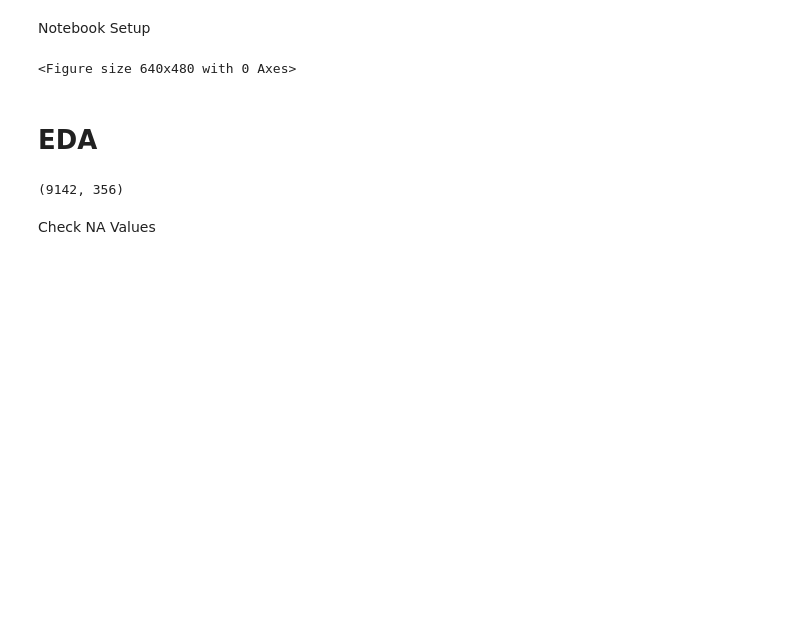
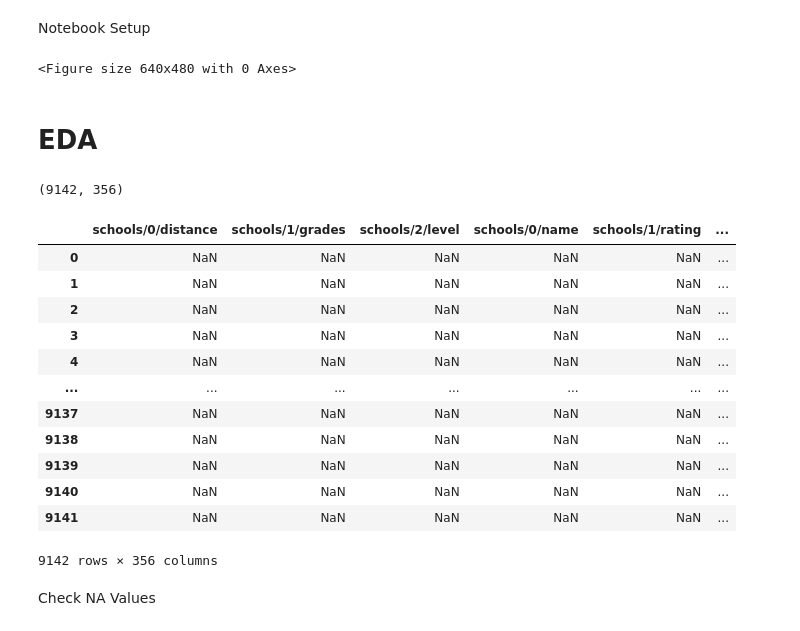
Before and after one commit to 01bbae/home-valuations, a Jupyter notebook: Housing_Value_Evaluation.ipynb, the cells around one changed output. Drawn from its saved outputs; the diff is of its cells as text; code cells hidden in the pictures; blank space fills up the shorter version.

```diff
--- a/Housing_Value_Evaluation.ipynb
+++ b/Housing_Value_Evaluation.ipynb
@@ -139,6 +114,22 @@ data = pd.read_excel("./lotwize_case.xlsx")
 data.shape
 # %% [output]
 (9142, 356)
+# %%
+display(data)
+# %% [output]
+|  | schools/0/distance | schools/1/grades | schools/2/level | schools/0/name | schools/1/rating | ... |
+| 0 | NaN | NaN | NaN | NaN | NaN | ... |
+| 1 | NaN | NaN | NaN | NaN | NaN | ... |
+| 2 | NaN | NaN | NaN | NaN | NaN | ... |
+| 3 | NaN | NaN | NaN | NaN | NaN | ... |
+| 4 | NaN | NaN | NaN | NaN | NaN | ... |
+| ... | ... | ... | ... | ... | ... | ... |
+| 9137 | NaN | NaN | NaN | NaN | NaN | ... |
+| 9138 | NaN | NaN | NaN | NaN | NaN | ... |
+| 9139 | NaN | NaN | NaN | NaN | NaN | ... |
+| 9140 | NaN | NaN | NaN | NaN | NaN | ... |
+| 9141 | NaN | NaN | NaN | NaN | NaN | ... |
+9142 rows × 356 columns
 # %% [markdown]
 Check NA Values
 # %%
```
Also changed, not shown: parts of 57 cells of this notebook, 9 other files.
